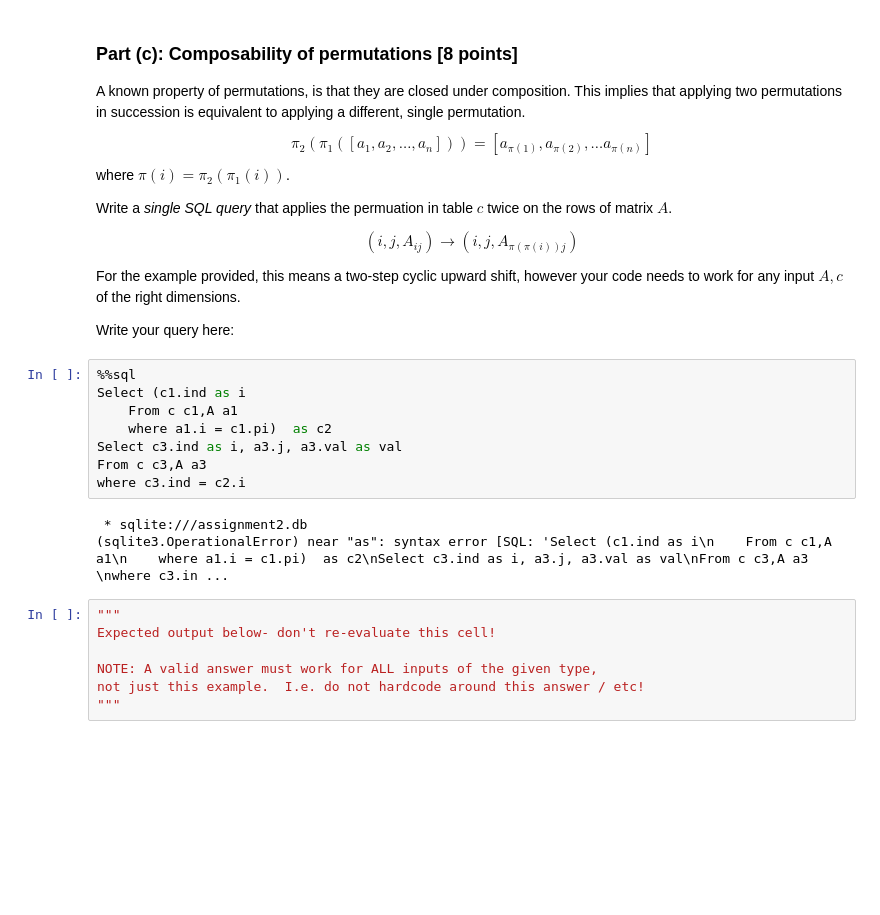
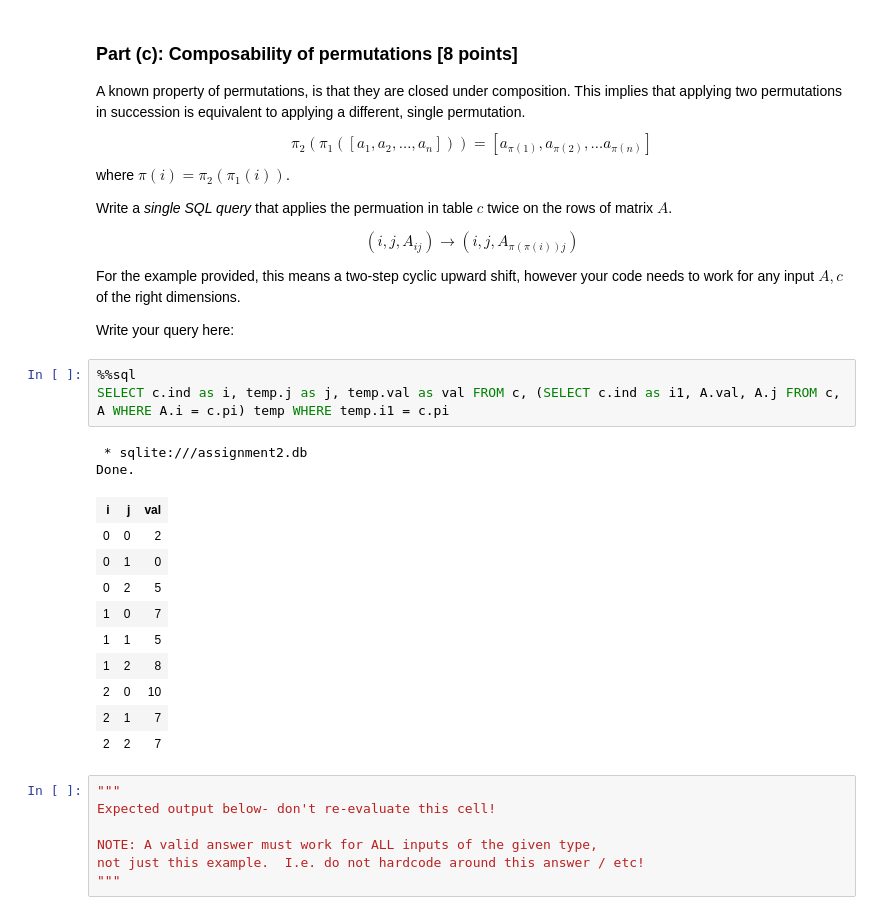
Before and after one commit to dyyfk/cs639_spring19, a Jupyter notebook: assignments/assignment2/assignment2.ipynb, the cells around one changed output. Drawn from its saved outputs; the diff is of its cells as text; blank space fills up the shorter version.

```diff
--- a/assignments/assignment2/assignment2.ipynb
+++ b/assignments/assignment2/assignment2.ipynb
@@ -189,17 +192,22 @@ $$
 For the example provided, this means a two-step cyclic upward shift, however your code needs to work for any input $A,c$ of the right dimensions.
 
 Write your query here:
-# %%
-%%sql
-Select (c1.ind as i
-    From c c1,A a1
-    where a1.i = c1.pi)  as c2
-Select c3.ind as i, a3.j, a3.val as val
-From c c3,A a3
-where c3.ind = c2.i
-# %% [output]
- * sqlite:///assignment2.db
-(sqlite3.OperationalError) near "as": syntax error [SQL: 'Select (c1.ind as i\n    From c c1,A a1\n    where a1.i = c1.pi)  as c2\nSelect c3.ind as i, a3.j, a3.val as val\nFrom c c3,A a3 \nwhere c3.in ...
+# %%
+%%sql
+SELECT c.ind as i, temp.j as j, temp.val as val FROM c, (SELECT c.ind as i1, A.val, A.j FROM c, A WHERE A.i = c.pi) temp WHERE temp.i1 = c.pi
+# %% [output]
+ * sqlite:///assignment2.db
+Done.
+| i | j | val |
+| 0 | 0 | 2 |
+| 0 | 1 | 0 |
+| 0 | 2 | 5 |
+| 1 | 0 | 7 |
+| 1 | 1 | 5 |
+| 1 | 2 | 8 |
+| 2 | 0 | 10 |
+| 2 | 1 | 7 |
+| 2 | 2 | 7 |
 # %%
 """
 Expected output below- don't re-evaluate this cell!
```
Also changed, not shown: parts of 3 cells of this notebook, 1 other file.
